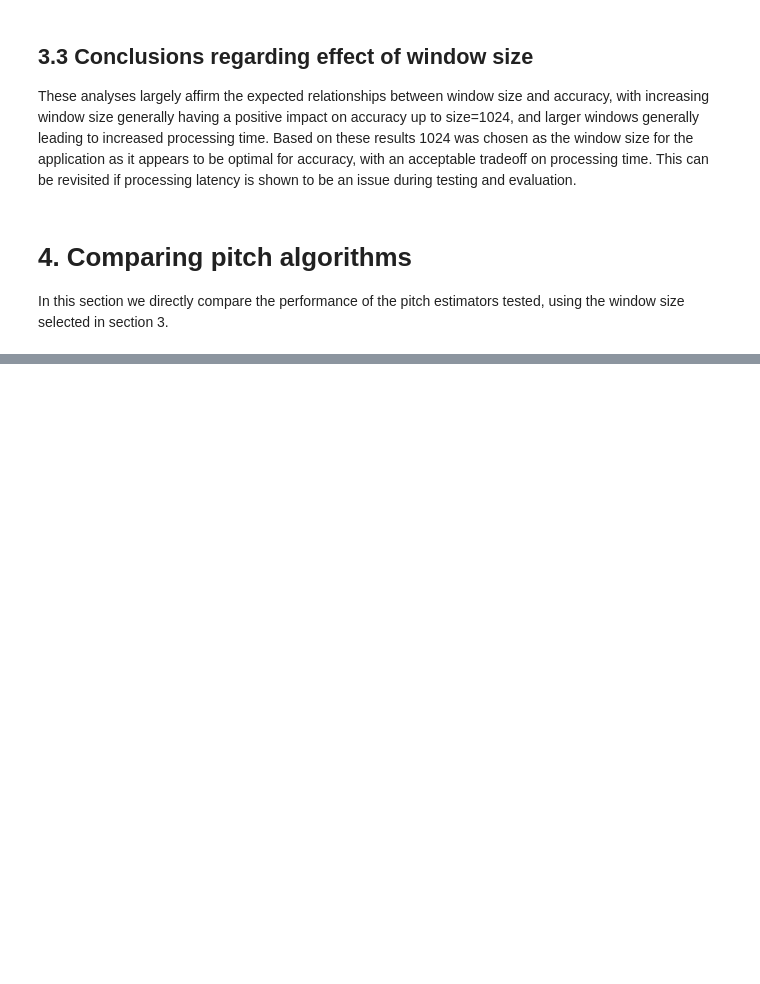
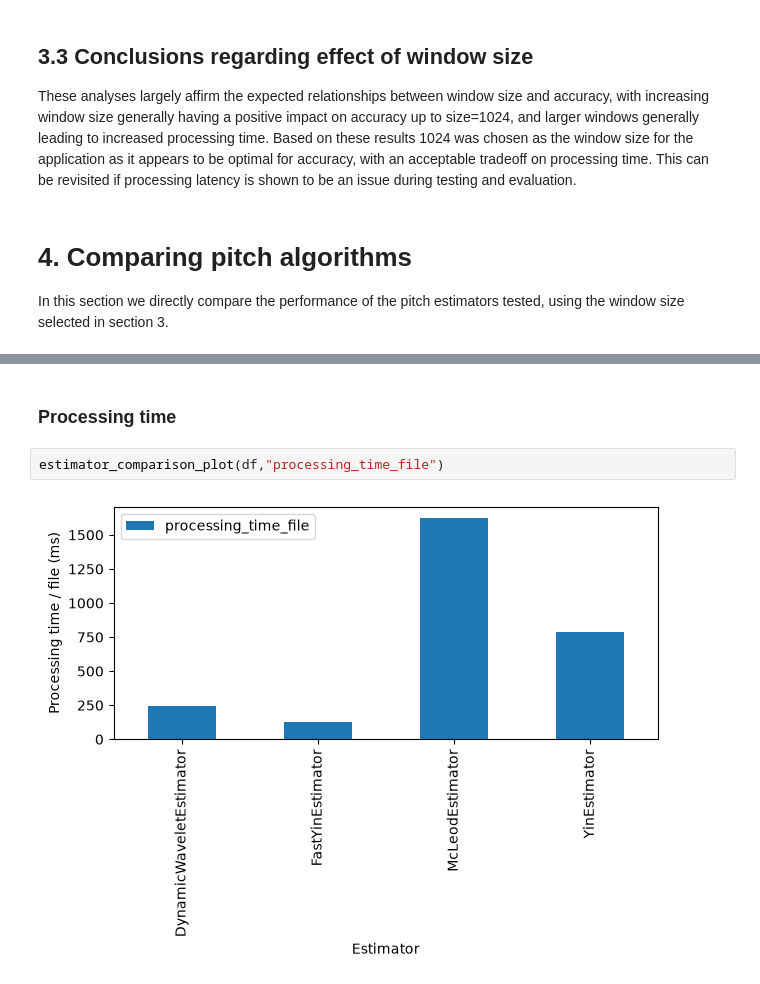
Before and after one commit to sgo4/CSM500-2026-APR_Project, a Jupyter notebook: SawEars_client/algorithm_development/src/main/python/Analysis.ipynb, the cells around one changed output, grey strips where cells are left out. Saved outputs shown, nothing was run; the diff lists cells and outputs as text; blank space fills up the shorter version.

```diff
--- a/SawEars_client/algorithm_development/src/main/python/Analysis.ipynb
+++ b/SawEars_client/algorithm_development/src/main/python/Analysis.ipynb
@@ -161,0 +235,6 @@ df.head()
+# %% [markdown]
+### Processing time
+# %%
+estimator_comparison_plot(df,"processing_time_file")
+# %% [output]
+[figure, added]
```
Also changed, not shown: parts of 16 cells of this notebook, 17 other files.
